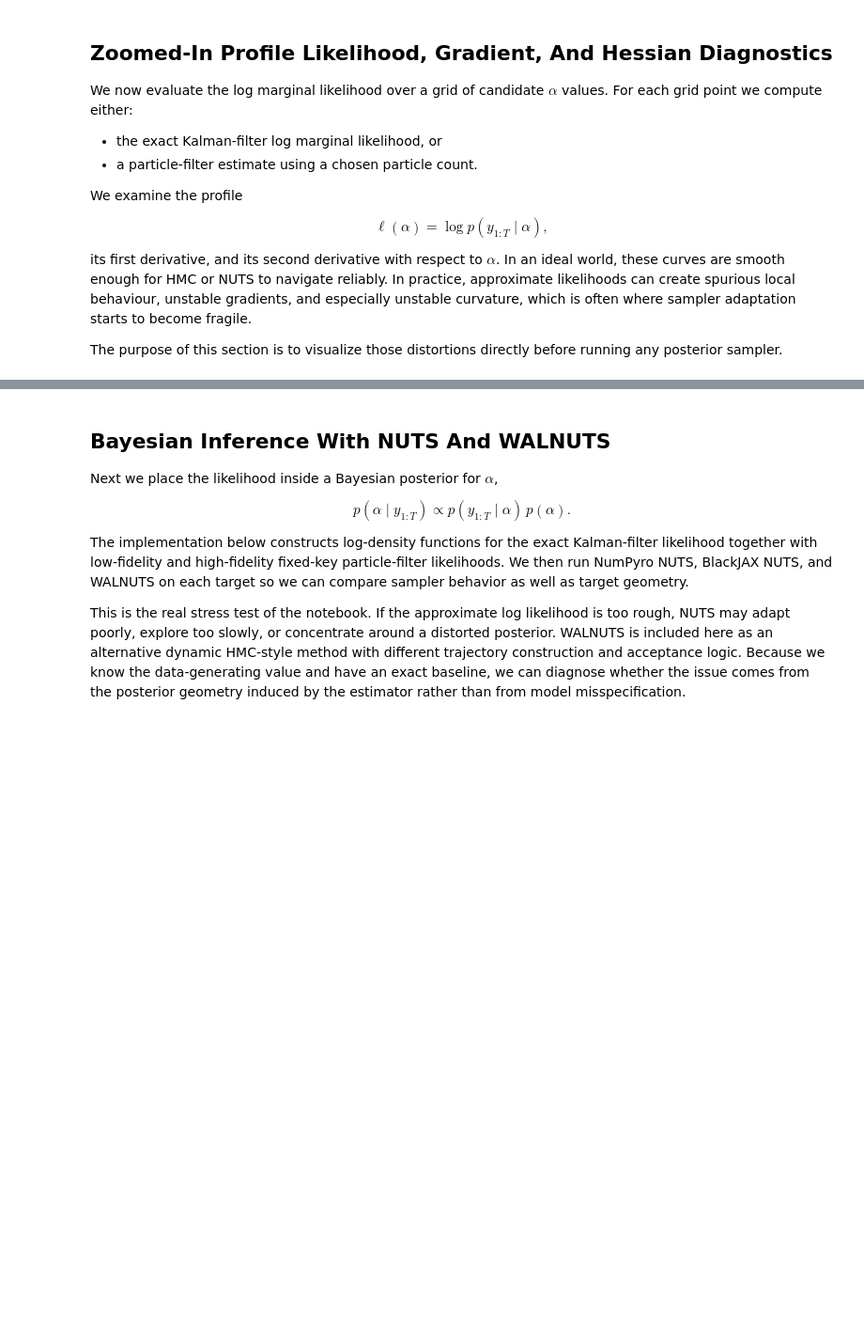
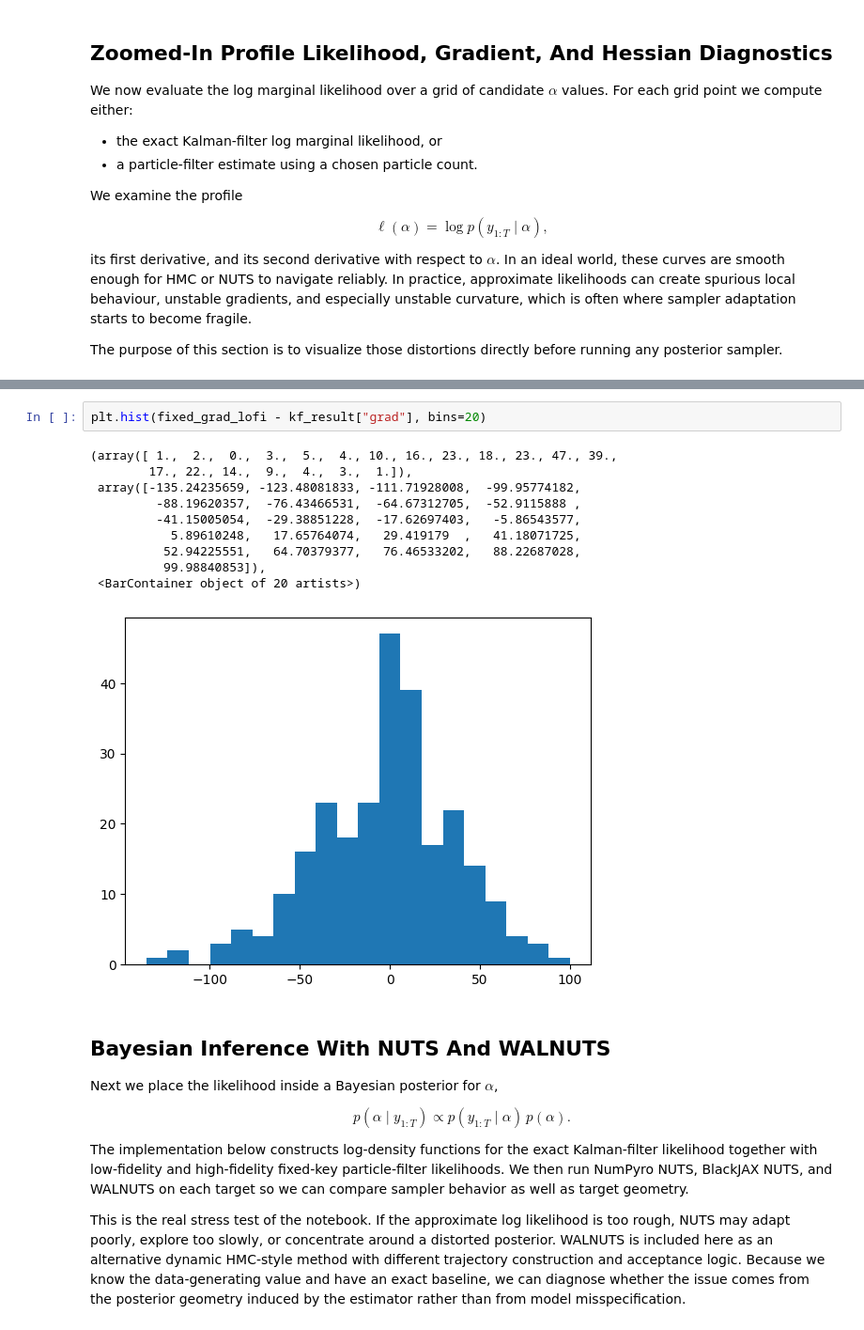
Before and after one commit to mattlevine22/hmc-for-tough-likelihoods, a Jupyter notebook: notebooks/lti_discrete_time_low_level.ipynb, the cells around one changed output, grey strips where cells are left out. Shown at 94% size. Drawn from its saved outputs; the diff is of its cells as text; blank space fills up the shorter version.

```diff
--- a/notebooks/lti_discrete_time_low_level.ipynb
+++ b/notebooks/lti_discrete_time_low_level.ipynb
@@ -311,3 +311,16 @@ plot_lti_filter_comparison(
+# %%
+plt.hist(fixed_grad_lofi - kf_result["grad"], bins=20)
+# %% [output]
+(array([ 1.,  2.,  0.,  3.,  5.,  4., 10., 16., 23., 18., 23., 47., 39.,
+        17., 22., 14.,  9.,  4.,  3.,  1.]),
+ array([-135.24235659, -123.48081833, -111.71928008,  -99.95774182,
+         -88.19620357,  -76.43466531,  -64.67312705,  -52.9115888 ,
+         -41.15005054,  -29.38851228,  -17.62697403,   -5.86543577,
+           5.89610248,   17.65764074,   29.419179  ,   41.18071725,
+          52.94225551,   64.70379377,   76.46533202,   88.22687028,
+          99.98840853]),
+ <BarContainer object of 20 artists>)
+[figure, added]
 # %% [markdown]
 ## Bayesian Inference With NUTS And WALNUTS
 
```
Also changed, not shown: parts of 2 cells of this notebook.
